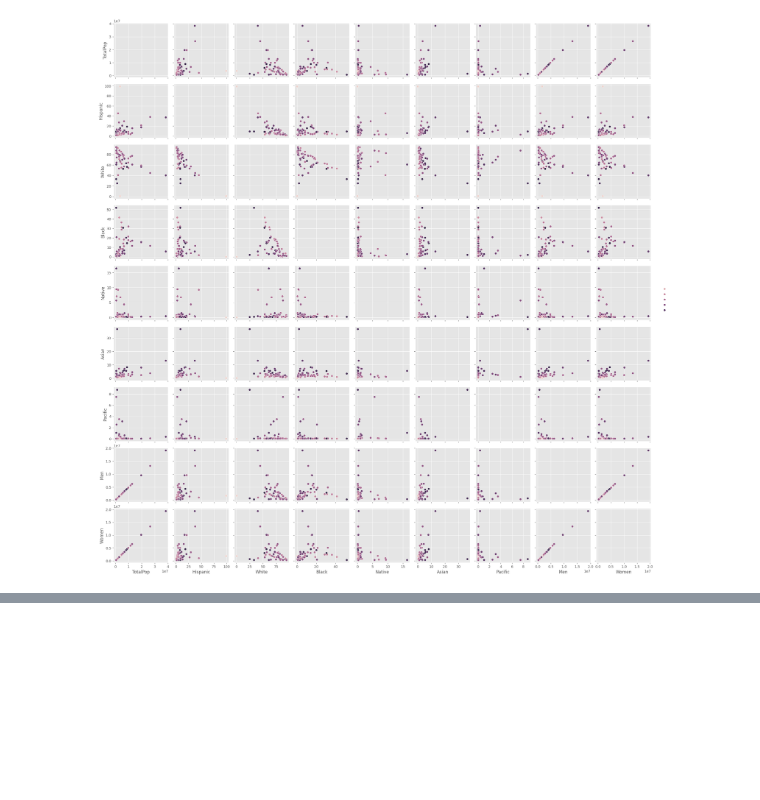
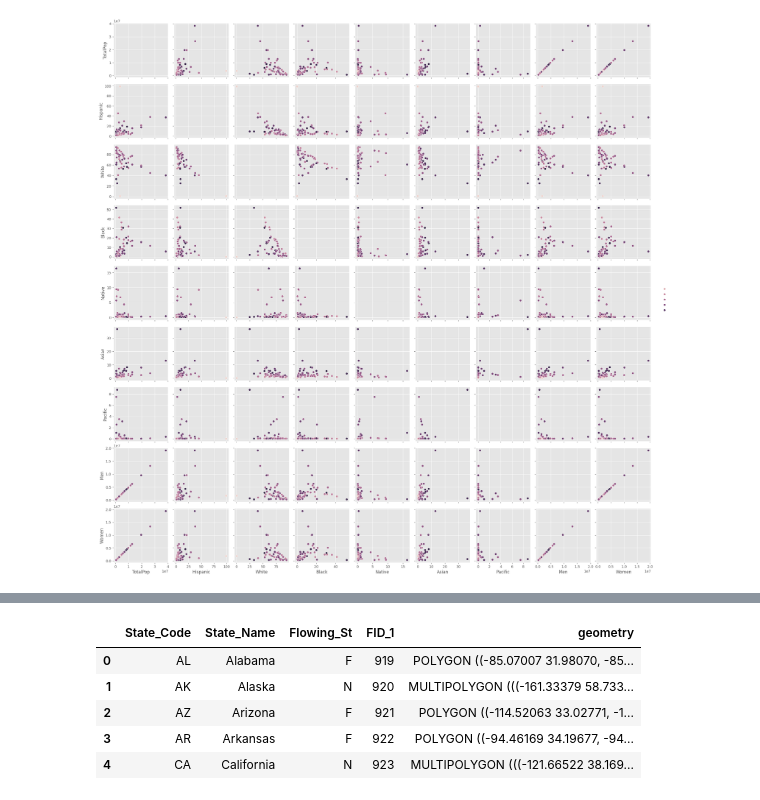
Before and after one commit to N1ch0l4sM/Cleaning-US-Census-Data, a Jupyter notebook: Cleaning US Census Data.ipynb, the cells around one changed output, grey strips where cells are left out. Cells and saved outputs as stored; diff of their text form; code cells hidden in the pictures; blank space fills up the shorter version.

```diff
--- a/Cleaning US Census Data.ipynb
+++ b/Cleaning US Census Data.ipynb
@@ -312,0 +333,26 @@ plt.show()
+# %%
+import geopandas as gpd
+
+# Load the shapefile of the United States map
+us_map = gpd.read_file('States_shapefile.shp')
+"""
+Cell generated by Data Wrangler.
+"""
+def clean_data(us_map):
+    # Drop column: 'FID'
+    us_map = us_map.drop(columns=['FID'])
+    # Drop column: 'Program'
+    us_map = us_map.drop(columns=['Program'])
+    # Capitalize the first character in column: 'State_Name'
+    us_map['State_Name'] = us_map['State_Name'].str.capitalize()
+    return us_map
+
+us_map_clean = clean_data(us_map.copy())
+us_map_clean.head()
+# %% [output]
+|  | State_Code | State_Name | Flowing_St | FID_1 | geometry |
+| 0 | AL | Alabama | F | 919 | POLYGON ((-85.07007 31.98070, -85... |
+| 1 | AK | Alaska | N | 920 | MULTIPOLYGON (((-161.33379 58.733... |
+| 2 | AZ | Arizona | F | 921 | POLYGON ((-114.52063 33.02771, -1... |
+| 3 | AR | Arkansas | F | 922 | POLYGON ((-94.46169 34.19677, -94... |
+| 4 | CA | California | N | 923 | MULTIPOLYGON (((-121.66522 38.169... |
```
Also changed, not shown: parts of 2 cells of this notebook.
